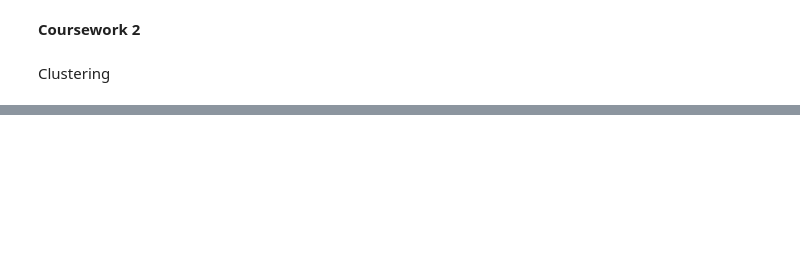
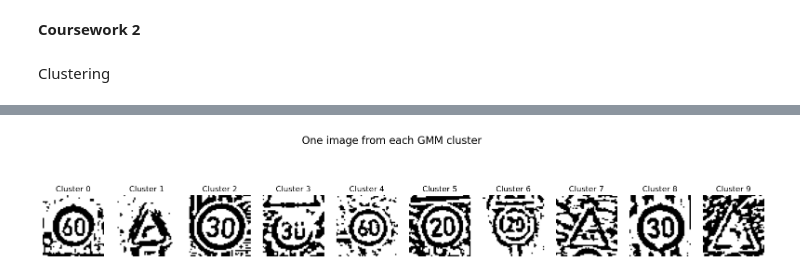
Before and after one commit to Danish3848/F20DL, a Jupyter notebook: CW/F20DL_Coursework1_Group12.ipynb, the cells around one changed output, grey strips where cells are left out. Drawn from its saved outputs; the diff is of its cells as text; code cells hidden in the pictures; blank space fills up the shorter version.

```diff
--- a/CW/F20DL_Coursework1_Group12.ipynb
+++ b/CW/F20DL_Coursework1_Group12.ipynb
@@ -869,0 +807,46 @@ Clustering
+# %%
+from sklearn.mixture import GaussianMixture
+import numpy as np
+
+# Assume 'X' is your dataset
+X = balanced_dataset_x.to_numpy()  # Convert DataFrame to NumPy array if necessary
+
+# Initialize Gaussian Mixture Model
+# n_components is the number of clusters (Gaussian distributions) to fit
+gmm = GaussianMixture(n_components=10, random_state=42)
+
+# Fit the model and predict clusters (soft clustering)
+gmm.fit(X)
+cluster_assignments = gmm.predict(X)
+
+# For soft clustering (probabilities), you can use predict_proba
+cluster_probs = gmm.predict_proba(X)
+# %%
+import matplotlib.pyplot as plt
+
+# Assuming you know the height and width of the images
+image_height = 48  # Replace with actual image height
+image_width = 48   # Replace with actual image width
+X= balanced_dataset_x.to_numpy()
+# Reshape the dataset into the original image dimensions
+images_2d = X.reshape((-1, image_height, image_width))
+
+# Find the indices of images for each cluster
+cluster_indices = {}
+for cluster in range(gmm.n_components):
+    cluster_indices[cluster] = np.where(cluster_assignments == cluster)[0]
+
+# Plot one image from each cluster
+fig, axs = plt.subplots(1, gmm.n_components, figsize=(20, 4))
+fig.suptitle('One image from each GMM cluster', fontsize=16)
+
+for i, indices in cluster_indices.items():
+    if len(indices) > 0:  # If there are images in the cluster
+        # Choose a random image index from this cluster
+        image_idx = np.random.choice(indices)
+        axs[i].imshow(images_2d[image_idx], cmap='gray')
+        axs[i].axis('off')
+        axs[i].set_title(f'Cluster {i}')
+plt.show()
+# %% [output]
+[figure, added]
```
Also changed, not shown: parts of 62 cells of this notebook, 1 other file.
